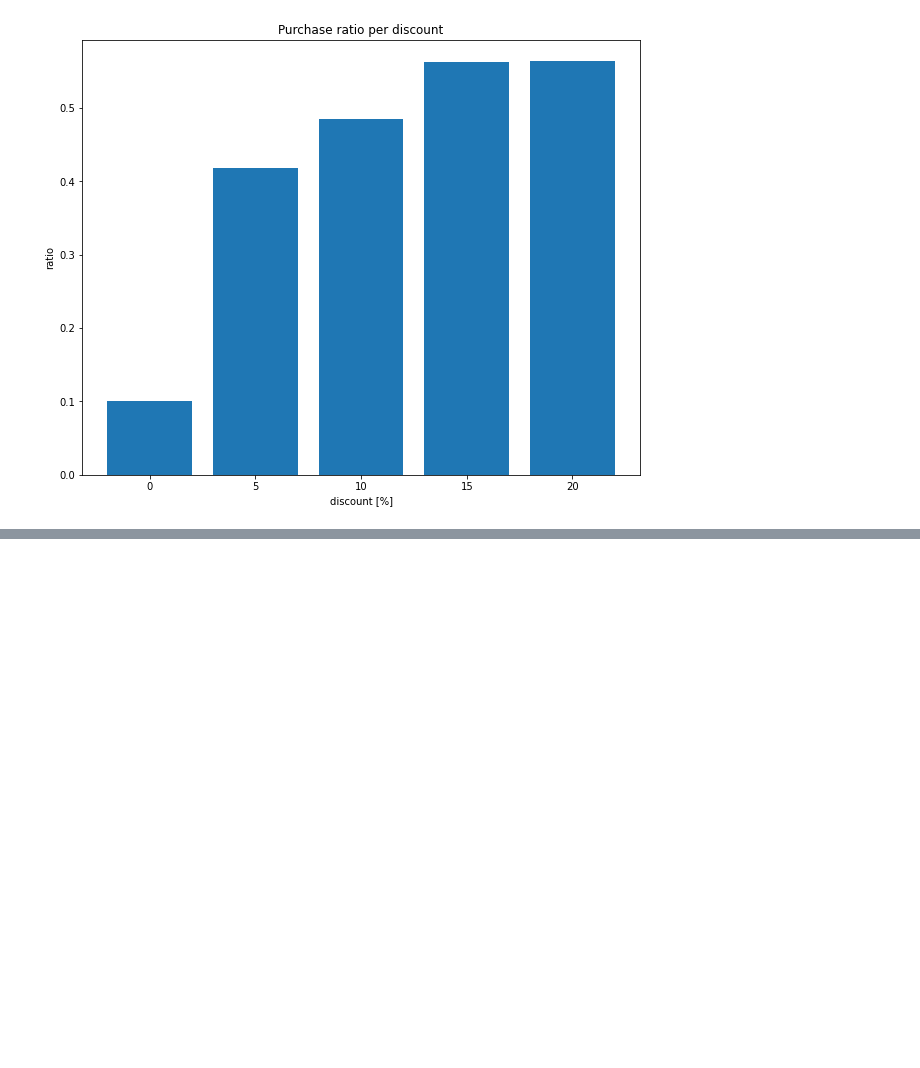
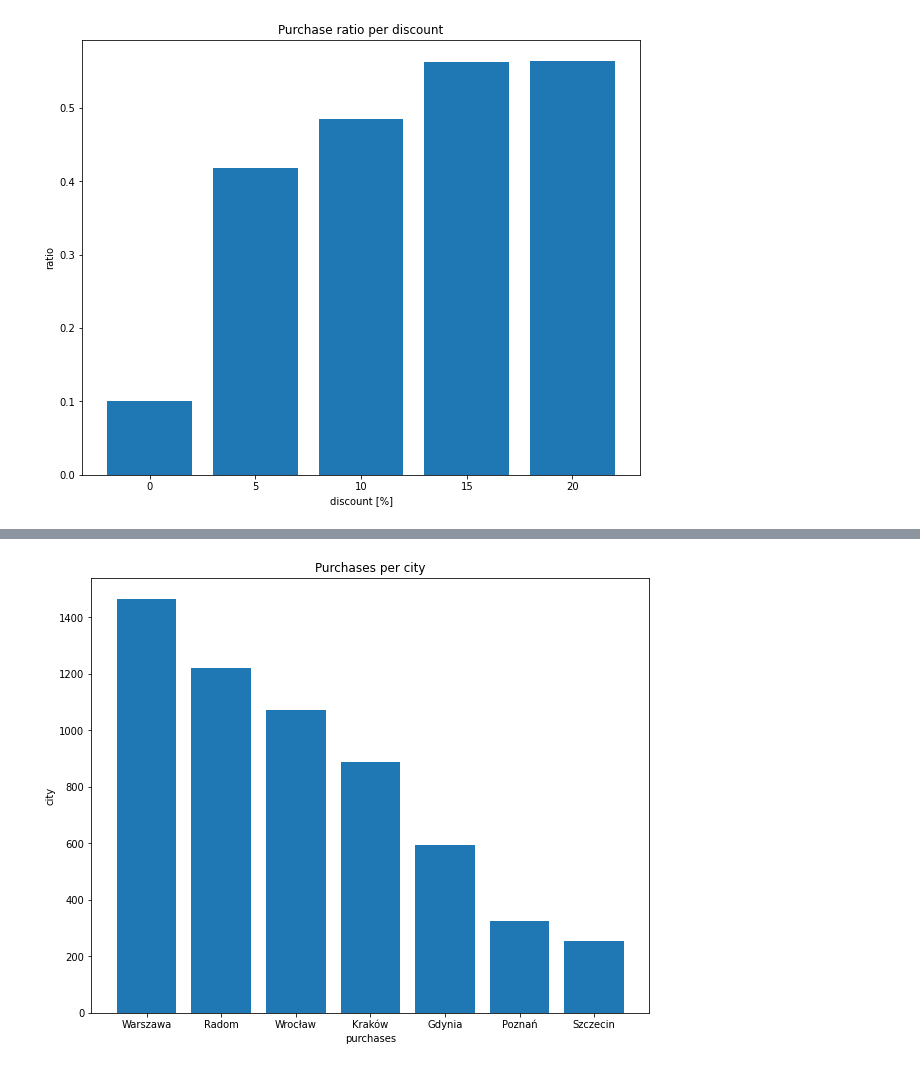
Before and after one commit to krystiankaminski1/IUM, a Jupyter notebook: data_analysis.ipynb, the cells around one changed output, grey strips where cells are left out. Saved outputs shown, nothing was run; the diff lists cells and outputs as text; code cells hidden in the pictures; blank space fills up the shorter version.

```diff
--- a/data_analysis.ipynb
+++ b/data_analysis.ipynb
@@ -118,3 +118,7 @@ plt.xticks(x_pos, purchase_ratio_per_discount['discount'])
 plt.show()
 # %% [output]
 [figure]
+# %%
+cities = ["Gdynia", "Kraków", "Poznań", "Radom", "Szczecin", "Warszawa", "Wrocław"]
+purchases_by_cities = purchases[cities].sum().sort_values(ascending=False)
+purchases_by_cities
@@ -121,3 +134,19 @@ plt.show()
+# %%
+figure(figsize=(10, 8))
+
+x_pos = np.arange(len(purchases_by_cities))
+
+plt.bar(x_pos, purchases_by_cities)
+
+plt.title("Purchases per city")
+plt.xlabel("purchases")
+plt.ylabel("city")
+
+plt.xticks(x_pos, purchases_by_cities.index)
+
+plt.show()
+# %% [output]
+[figure, added]
 # %%
 import seaborn as sns
 
```
Also changed, not shown: parts of 2 cells of this notebook, 1 other file.
